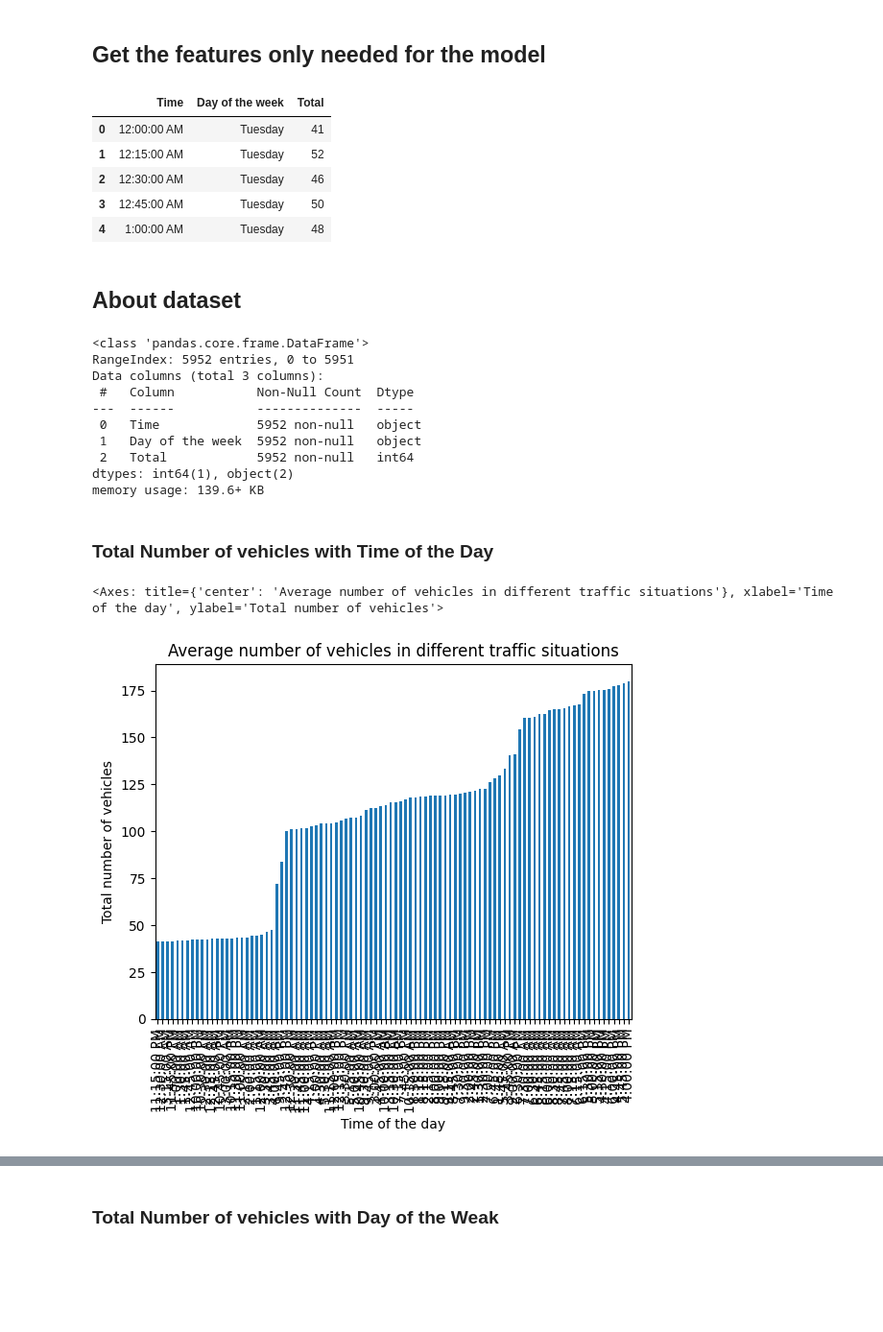
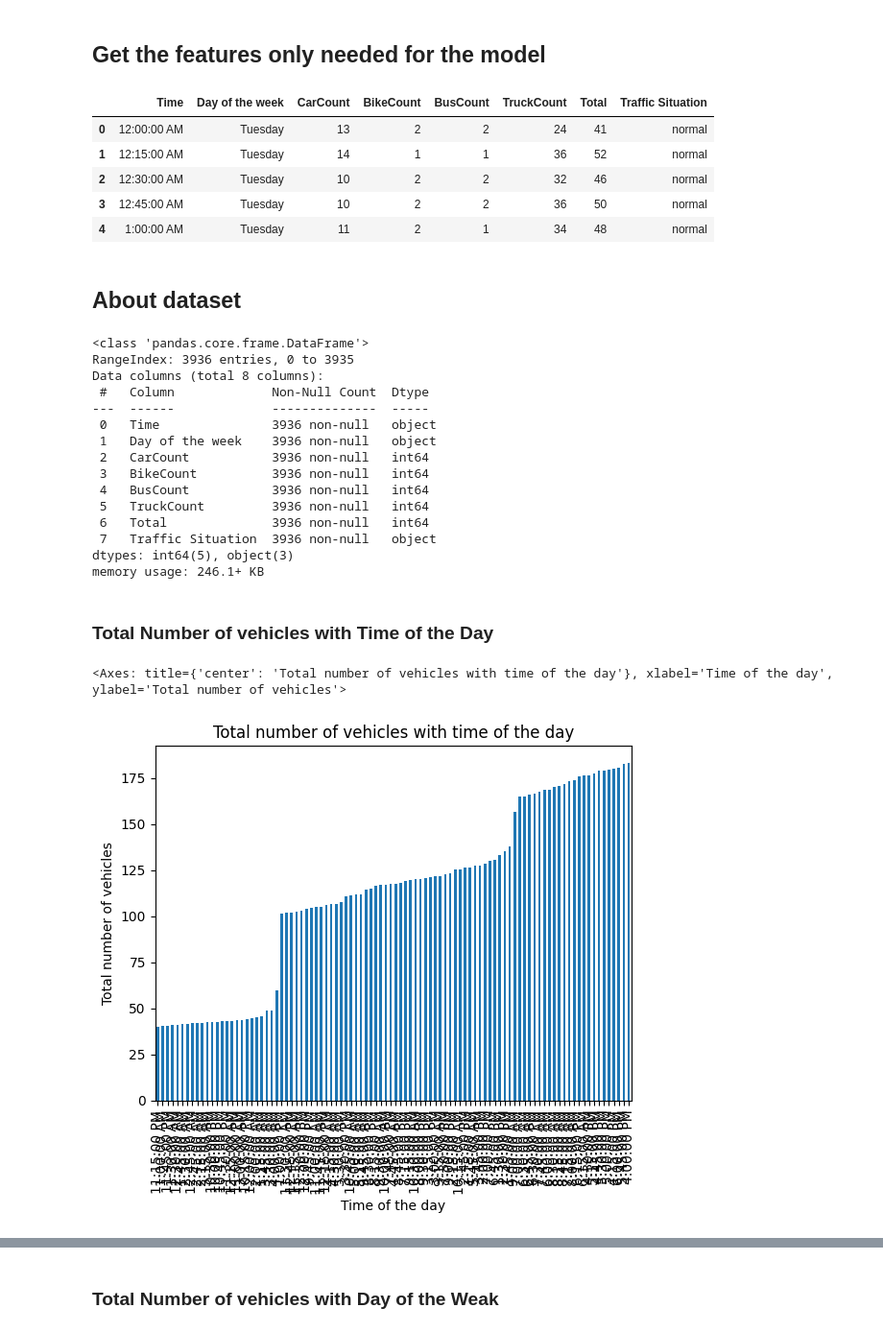
Before and after one commit to cepdnaclk/e19-co326-Digital-Twin-of-Smart-City-Traffic-Flow-Intersection, a Jupyter notebook: MLanalysis/model.ipynb, the cells around one changed output, grey strips where cells are left out. Shown at 96% size. Saved outputs shown, nothing was run; the diff lists cells and outputs as text; code cells hidden in the pictures; blank space fills up the shorter version.

```diff
--- a/MLanalysis/model.ipynb
+++ b/MLanalysis/model.ipynb
@@ -175,0 +177,4 @@ print(day_counts_df3)
+# %%
+df = pd.read_csv('archive/MLdata.csv')
+print(df.shape)
+df.head()
@@ -185,35 +198,40 @@ print(len(Times))
 # %% [markdown]
 ## Get the features only needed for the model
 # %%
-df.drop(columns=['Date', 'CarCount', 'BikeCount', 'BusCount', 'TruckCount', 'Traffic Situation'], inplace=True)
+df.drop(columns=['Date'], inplace=True)
 
 df.head()
 # %% [output]
-|  | Time | Day of the week | Total |
-| 0 | 12:00:00 AM | Tuesday | 41 |
-| 1 | 12:15:00 AM | Tuesday | 52 |
-| 2 | 12:30:00 AM | Tuesday | 46 |
-| 3 | 12:45:00 AM | Tuesday | 50 |
-| 4 | 1:00:00 AM | Tuesday | 48 |
+|  | Time | Day of the week | CarCount | BikeCount | BusCount | TruckCount | Total | Traffic Situation |
+| 0 | 12:00:00 AM | Tuesday | 13 | 2 | 2 | 24 | 41 | normal |
+| 1 | 12:15:00 AM | Tuesday | 14 | 1 | 1 | 36 | 52 | normal |
+| 2 | 12:30:00 AM | Tuesday | 10 | 2 | 2 | 32 | 46 | normal |
+| 3 | 12:45:00 AM | Tuesday | 10 | 2 | 2 | 36 | 50 | normal |
+| 4 | 1:00:00 AM | Tuesday | 11 | 2 | 1 | 34 | 48 | normal |
 # %% [markdown]
 ## About dataset
 # %%
 df.info()
 # %% [output]
 <class 'pandas.core.frame.DataFrame'>
-RangeIndex: 5952 entries, 0 to 5951
-Data columns (total 3 columns):
- #   Column           Non-Null Count  Dtype
----  ------           --------------  -----
- 0   Time             5952 non-null   object
- 1   Day of the week  5952 non-null   object
- 2   Total            5952 non-null   int64
-dtypes: int64(1), object(2)
-memory usage: 139.6+ KB
+RangeIndex: 3936 entries, 0 to 3935
+Data columns (total 8 columns):
+ #   Column             Non-Null Count  Dtype
+---  ------             --------------  -----
+ 0   Time               3936 non-null   object
+ 1   Day of the week    3936 non-null   object
+ 2   CarCount           3936 non-null   int64
+ 3   BikeCount          3936 non-null   int64
+ 4   BusCount           3936 non-null   int64
+ 5   TruckCount         3936 non-null   int64
+ 6   Total              3936 non-null   int64
+ 7   Traffic Situation  3936 non-null   object
+dtypes: int64(5), object(3)
+memory usage: 246.1+ KB
 # %% [markdown]
 ### Total Number of vehicles with Time of the Day
 # %%
-df.groupby('Time')['Total'].mean().sort_values(ascending=True).plot.bar(xlabel='Time of the day', ylabel='Total number of vehicles', title='Average number of vehicles in different traffic situations')
+df.groupby('Time')['Total'].mean().sort_values(ascending=True).plot.bar(xlabel='Time of the day', ylabel='Total number of vehicles', title='Total number of vehicles with time of the day')
 # %% [output]
-<Axes: title={'center': 'Average number of vehicles in different traffic situations'}, xlabel='Time of the day', ylabel='Total number of vehicles'>
+<Axes: title={'center': 'Total number of vehicles with time of the day'}, xlabel='Time of the day', ylabel='Total number of vehicles'>
-[figure, old version]
+[figure, new version]
```
Also changed, not shown: parts of 43 cells of this notebook.
